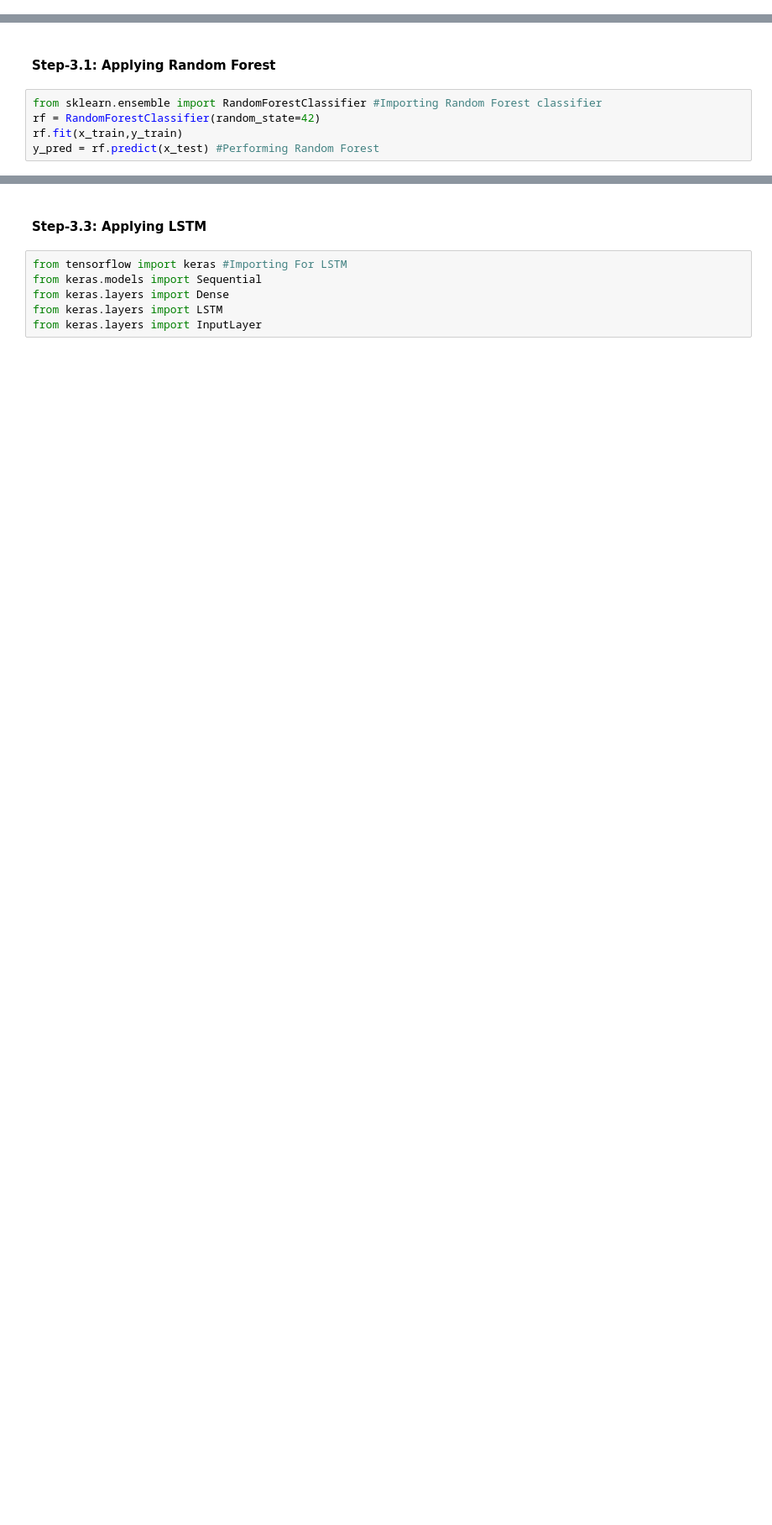
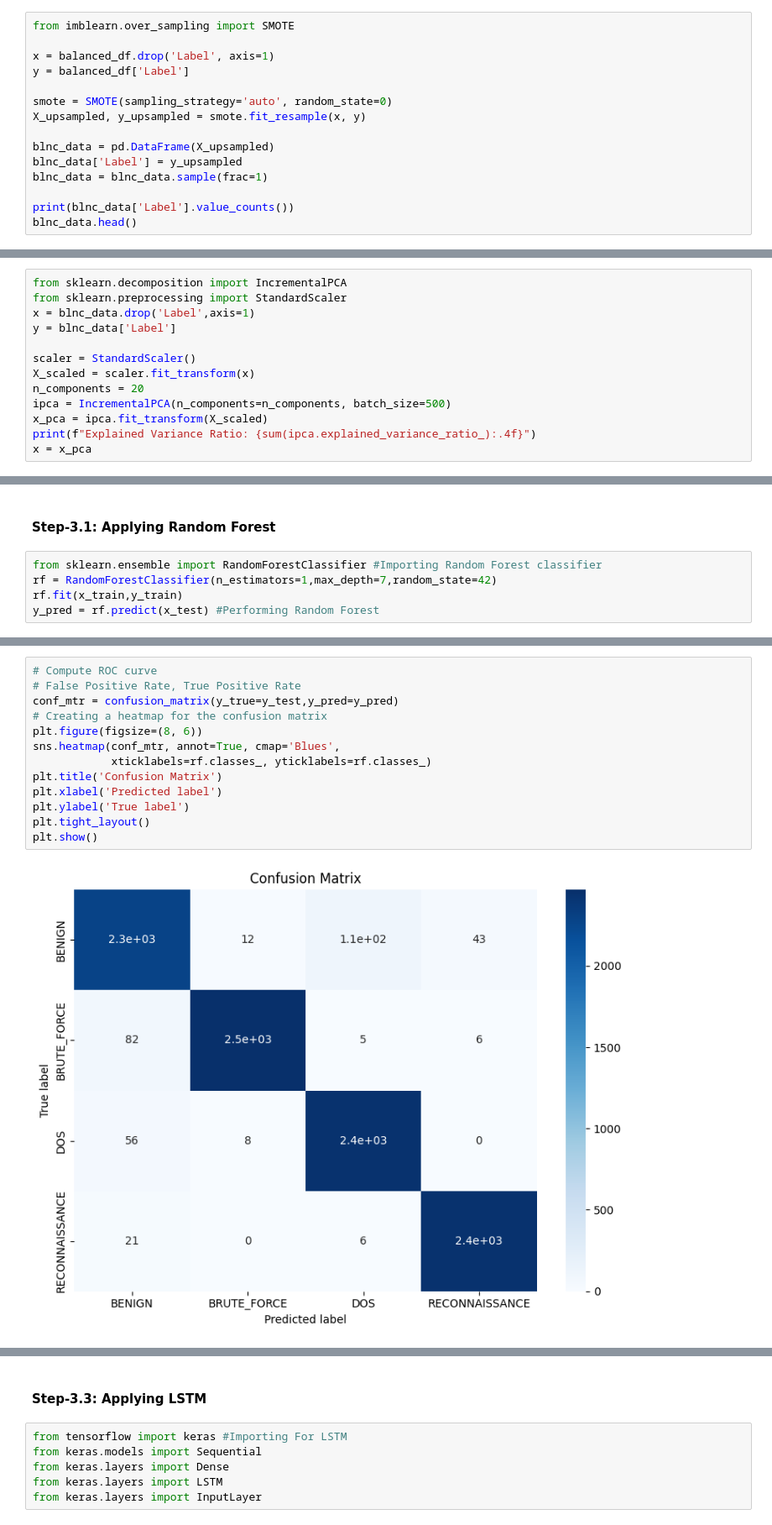
Before and after one commit to SkyDancer45/MinorProject, a Jupyter notebook: Ipynb Files/UEBA/intrusion_detection.ipynb, the cells around one changed output, grey strips where cells are left out. Shown: that part at 84% size. Drawn from its saved outputs; the diff is of its cells as text; blank space fills up the shorter version.

Commit message:
Added ROC, Cross Validation For KNN, RF, as well as SMOTE (Future Scope)

```diff
--- a/Ipynb Files/UEBA/intrusion_detection.ipynb
+++ b/Ipynb Files/UEBA/intrusion_detection.ipynb
@@ -119,0 +181,15 @@ array(['BENIGN', 'DOS', 'RECONNAISSANCE', 'BOTNET', 'WEB_ATTACK',
+# %%
+from imblearn.over_sampling import SMOTE
+
+x = balanced_df.drop('Label', axis=1)
+y = balanced_df['Label']
+
+smote = SMOTE(sampling_strategy='auto', random_state=0)
+X_upsampled, y_upsampled = smote.fit_resample(x, y)
+
+blnc_data = pd.DataFrame(X_upsampled)
+blnc_data['Label'] = y_upsampled
+blnc_data = blnc_data.sample(frac=1)
+
+print(blnc_data['Label'].value_counts())
+blnc_data.head()
@@ -119,0 +210,13 @@ array(['BENIGN', 'DOS', 'RECONNAISSANCE', 'BOTNET', 'WEB_ATTACK',
+# %%
+from sklearn.decomposition import IncrementalPCA
+from sklearn.preprocessing import StandardScaler
+x = blnc_data.drop('Label',axis=1)
+y = blnc_data['Label']
+
+scaler = StandardScaler()
+X_scaled = scaler.fit_transform(x)
+n_components = 20
+ipca = IncrementalPCA(n_components=n_components, batch_size=500)
+x_pca = ipca.fit_transform(X_scaled)
+print(f"Explained Variance Ratio: {sum(ipca.explained_variance_ratio_):.4f}")
+x = x_pca
@@ -128,6 +238,6 @@ from sklearn.metrics import classification_report
 #### Step-3.1: Applying Random Forest
 # %%
 from sklearn.ensemble import RandomForestClassifier #Importing Random Forest classifier
-rf = RandomForestClassifier(random_state=42)
+rf = RandomForestClassifier(n_estimators=1,max_depth=7,random_state=42)
 rf.fit(x_train,y_train)
 y_pred = rf.predict(x_test) #Performing Random Forest
@@ -133,0 +277,15 @@ y_pred = rf.predict(x_test) #Performing Random Forest
+# %%
+# Compute ROC curve
+# False Positive Rate, True Positive Rate
+conf_mtr = confusion_matrix(y_true=y_test,y_pred=y_pred)
+# Creating a heatmap for the confusion matrix
+plt.figure(figsize=(8, 6))
+sns.heatmap(conf_mtr, annot=True, cmap='Blues',
+            xticklabels=rf.classes_, yticklabels=rf.classes_)
+plt.title('Confusion Matrix')
+plt.xlabel('Predicted label')
+plt.ylabel('True label')
+plt.tight_layout()
+plt.show()
+# %% [output]
+[figure, added]
```
Also changed, not shown: parts of 32 cells of this notebook, 4 other files.
